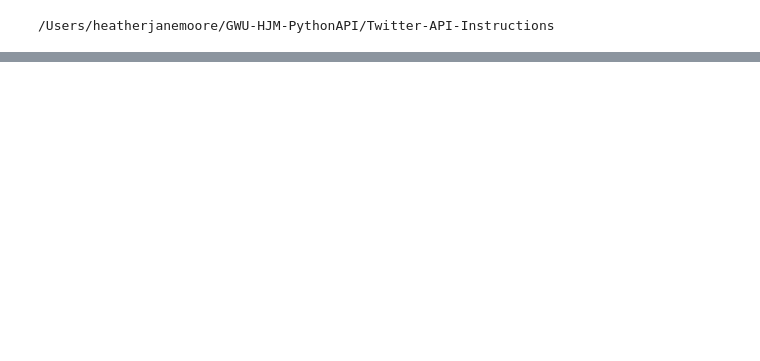
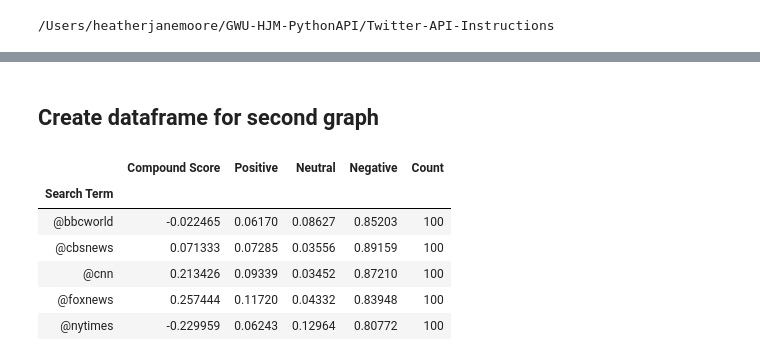
Before and after one commit to HeatherJane/GWU-HJM-PythonAPI, a Jupyter notebook: Twitter-API-Instructions/Twitter_HJM.ipynb, the cells around one changed output, grey strips where cells are left out. Cells and saved outputs as stored; diff of their text form; code cells hidden in the pictures; blank space fills up the shorter version.

```diff
--- a/Twitter-API-Instructions/Twitter_HJM.ipynb
+++ b/Twitter-API-Instructions/Twitter_HJM.ipynb
@@ -153,0 +141,15 @@ sentiment_df
+# %% [markdown]
+## Create dataframe for second graph
+# %%
+results_df_group = results_df.groupby('Search Term')
+summary_df = results_df_group['Compound Score','Positive','Neutral','Negative'].mean()
+summary_df['Count'] = results_df_group['User'].count()
+summary_df
+# %% [output]
+|  | Compound Score | Positive | Neutral | Negative | Count |
+| Search Term |  |  |  |  |  |
+| @bbcworld | -0.022465 | 0.06170 | 0.08627 | 0.85203 | 100 |
+| @cbsnews | 0.071333 | 0.07285 | 0.03556 | 0.89159 | 100 |
+| @cnn | 0.213426 | 0.09339 | 0.03452 | 0.87210 | 100 |
+| @foxnews | 0.257444 | 0.11720 | 0.04332 | 0.83948 | 100 |
+| @nytimes | -0.229959 | 0.06243 | 0.12964 | 0.80772 | 100 |
```
Also changed, not shown: parts of 16 cells of this notebook, 8 other files.
